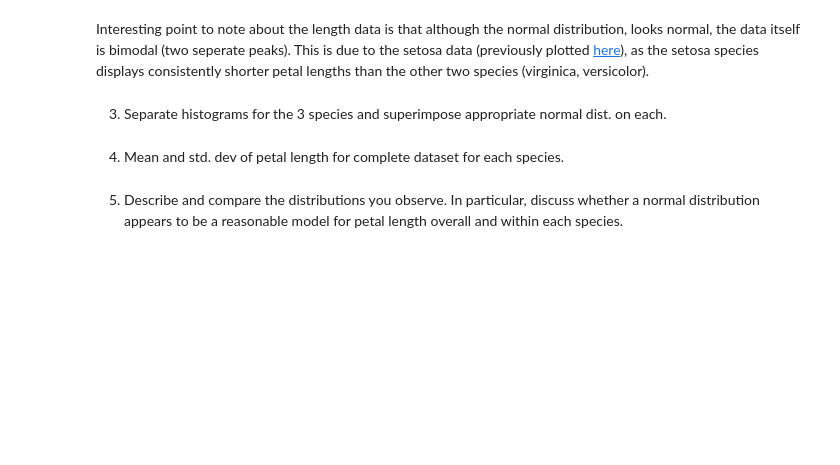
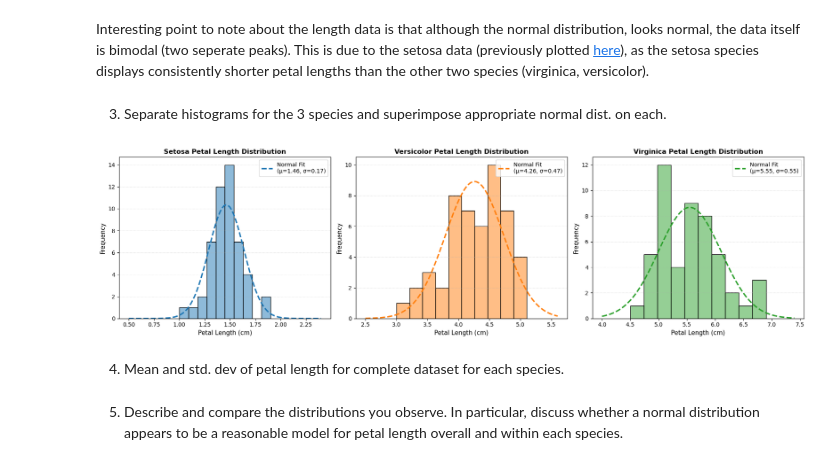
Before and after one commit to KaiiMenai/applied-statistics, a Jupyter notebook: problems.ipynb, the cells around one changed output. Drawn from its saved outputs; the diff is of its cells as text; code cells hidden in the pictures; blank space fills up the shorter version.

Commit message:
indi vidual histo normal dist curve for petal length seperated bty species

```diff
--- a/problems.ipynb
+++ b/problems.ipynb
@@ -245,8 +245,58 @@ Interesting point to note about the length data is that although the normal dist
 # %%
 # Group data by species
 setosa = df[df['species'] == 'setosa']['petal_length']
 versicolor = df[df['species'] == 'versicolor']['petal_length']
 virginica = df[df['species'] == 'virginica']['petal_length']
+
+# 1. Set up a 1x3 horizontal layout grid (1 row, 3 columns)
+fig, axes = plt.subplots(1, 3, figsize=(18, 5))
+
+# 2. Match the pre-grouped variables with their titles, colors, and assigned subplot index
+species_groups = [
+    (setosa, 'Setosa', '#1f77b4', 0),      # Index 0 = Left plot
+    (versicolor, 'Versicolor', '#ff7f0e', 1),  # Index 1 = Middle plot
+    (virginica, 'Virginica', '#2ca02c', 2),    # Index 2 = Right plot
+]
+
+# 3. Loop through the subsets to build each plot independently
+for data, name, color, ax_idx in species_groups:
+  # Target the specific subplot axis (don't want the data being plotted on the wrong subplot).
+  ax = axes[ax_idx]
+
+  # Filter the main dataframe to only plot this specific species histogram
+  sns.histplot( data=df[df['species'] == name.lower()], x='petal_length', kde=False,
+      bins=10,        # Reduced bins slightly since data is split
+      color=color, alpha=0.5, ax=ax, edgecolor='black')
+
+  # Extract the exact bin width for this specific subplot (used for scaling the normal distribution curve to match the individual histogram counts).
+  bin_width = ax.patches[0].get_width() if ax.patches else 0.1
+
+  # Calculate normal distribution parameters directly from your variables
+  mu = data.mean() # signifies the mean of the data
+  sigma = data.std() # signifies the standard deviation of the data
+  count = len(data)
+
+  # Generate continuous x-axis grid matching this specific species range
+  x = np.linspace(data.min() - 0.5, data.max() + 0.5, 100)
+
+  # Scale the mathematical curve to match raw frequency counts
+  y = norm.pdf(x, mu, sigma) * count * bin_width
+
+  # Overlay the scaled normal curve on the active subplot axis.
+  ax.plot( x, y, color=color, linewidth=2.5, linestyle='--', label=f'Normal Fit\n(μ={mu:.2f}, σ={sigma:.2f})')
+
+  # Specific subplot titles, labels, and legend placement.
+  ax.set_title(f'{name} Petal Length Distribution', fontsize=12, fontweight='bold')
+  ax.set_xlabel('Petal Length (cm)', fontsize=11)
+  ax.set_ylabel('Frequency', fontsize=11)
+  ax.legend(loc='upper right', fontsize=10)
+  ax.grid(axis='y', linestyle=':', alpha=0.5)
+
+# Adjust layout for side-by-side spacing and display
+plt.tight_layout()
+plt.show()
+# %% [output]
+[figure, added]
 # %% [markdown]
 4. Mean and std. dev of petal length for complete dataset for each species.
 # %% [markdown]
```
Also changed, not shown: parts of 6 cells of this notebook.
